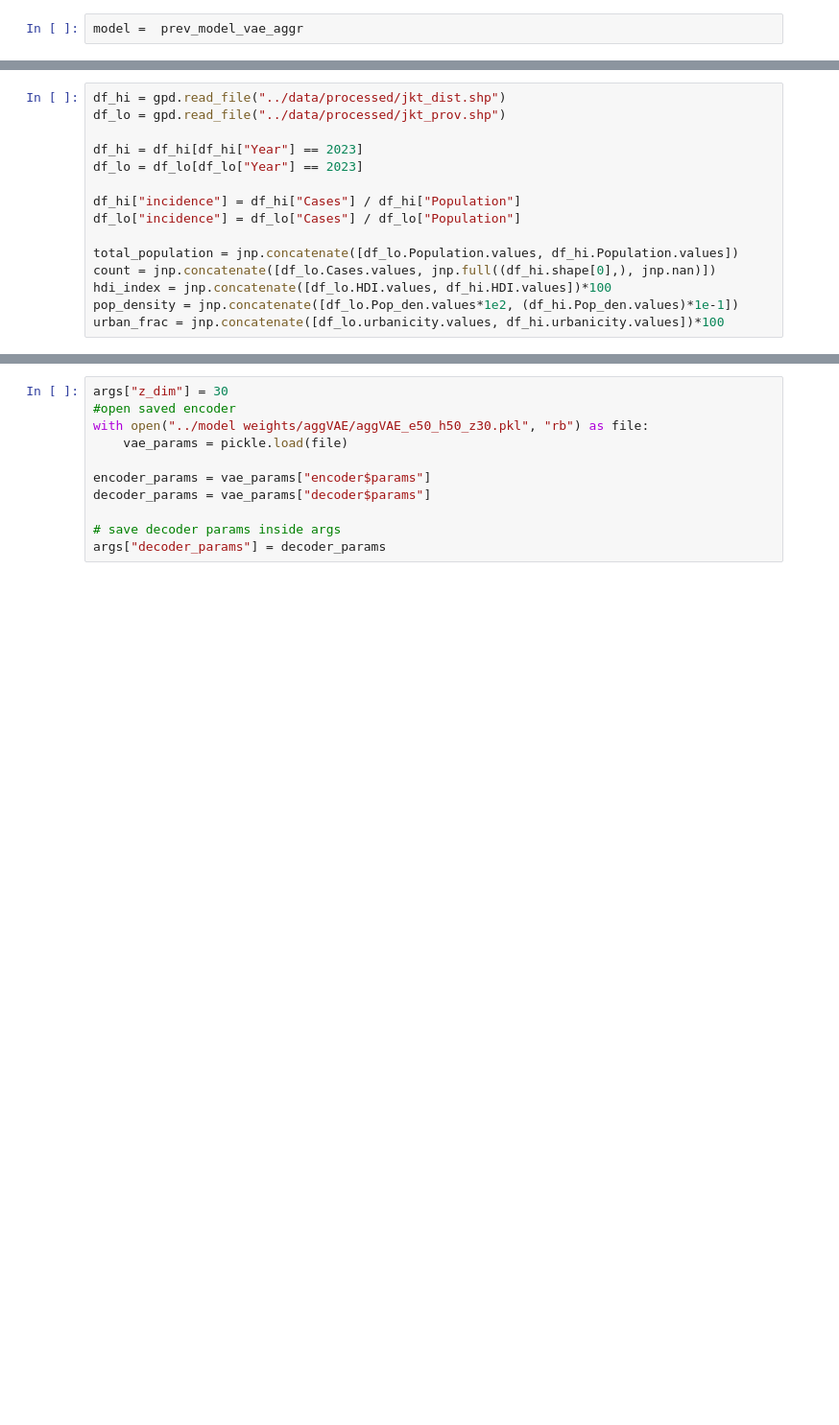
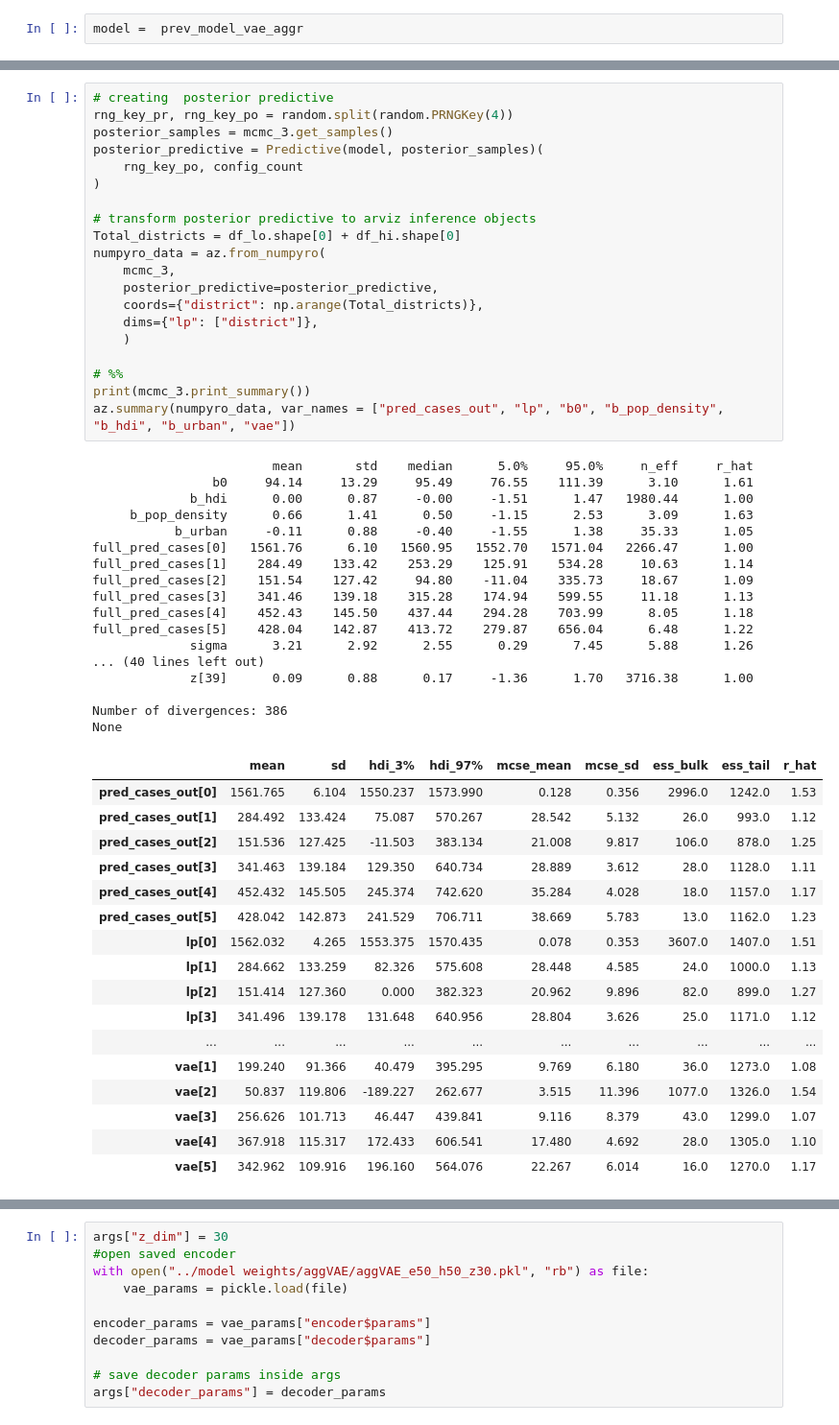
Before and after one commit to jeswid/DSE_FYP, a Jupyter notebook: src/aggVAE (jkt).ipynb, the cells around one changed output, grey strips where cells are left out. Shown at 96% size. Drawn from its saved outputs; the diff is of its cells as text; blank space fills up the shorter version.

```diff
--- a/src/aggVAE (jkt).ipynb
+++ b/src/aggVAE (jkt).ipynb
@@ -637,15 +879,0 @@ with open("../model weights/aggVAEPrev/mcmc_jkt_2023_5_batch100.pkl", "rb") as f
-# %%
-df_hi = gpd.read_file("../data/processed/jkt_dist.shp")
-df_lo = gpd.read_file("../data/processed/jkt_prov.shp")
-
-df_hi = df_hi[df_hi["Year"] == 2023]
-df_lo = df_lo[df_lo["Year"] == 2023]
-
-df_hi["incidence"] = df_hi["Cases"] / df_hi["Population"]
-df_lo["incidence"] = df_lo["Cases"] / df_lo["Population"]
-
-total_population = jnp.concatenate([df_lo.Population.values, df_hi.Population.values])
-count = jnp.concatenate([df_lo.Cases.values, jnp.full((df_hi.shape[0],), jnp.nan)])
-hdi_index = jnp.concatenate([df_lo.HDI.values, df_hi.HDI.values])*100
-pop_density = jnp.concatenate([df_lo.Pop_den.values*1e2, (df_hi.Pop_den.values)*1e-1])
-urban_frac = jnp.concatenate([df_lo.urbanicity.values, df_hi.urbanicity.values])*100
@@ -651,0 +1108,55 @@ urban_frac = jnp.concatenate([df_lo.urbanicity.values, df_hi.urbanicity.values])
+# %%
+# creating  posterior predictive
+rng_key_pr, rng_key_po = random.split(random.PRNGKey(4))
+posterior_samples = mcmc_3.get_samples()
+posterior_predictive = Predictive(model, posterior_samples)(
+    rng_key_po, config_count
+)
+
+# transform posterior predictive to arviz inference objects
+Total_districts = df_lo.shape[0] + df_hi.shape[0]
+numpyro_data = az.from_numpyro(
+    mcmc_3,
+    posterior_predictive=posterior_predictive,
+    coords={"district": np.arange(Total_districts)},
+    dims={"lp": ["district"]},
+    )
+
+# %%
+print(mcmc_3.print_summary())
+az.summary(numpyro_data, var_names = ["pred_cases_out", "lp", "b0", "b_pop_density", "b_hdi", "b_urban", "vae"])
+# %% [output]
+                        mean       std    median      5.0%     95.0%     n_eff     r_hat
+                b0     94.14     13.29     95.49     76.55    111.39      3.10      1.61
+             b_hdi      0.00      0.87     -0.00     -1.51      1.47   1980.44      1.00
+     b_pop_density      0.66      1.41      0.50     -1.15      2.53      3.09      1.63
+           b_urban     -0.11      0.88     -0.40     -1.55      1.38     35.33      1.05
+full_pred_cases[0]   1561.76      6.10   1560.95   1552.70   1571.04   2266.47      1.00
+full_pred_cases[1]    284.49    133.42    253.29    125.91    534.28     10.63      1.14
+full_pred_cases[2]    151.54    127.42     94.80    -11.04    335.73     18.67      1.09
+full_pred_cases[3]    341.46    139.18    315.28    174.94    599.55     11.18      1.13
+full_pred_cases[4]    452.43    145.50    437.44    294.28    703.99      8.05      1.18
+full_pred_cases[5]    428.04    142.87    413.72    279.87    656.04      6.48      1.22
+             sigma      3.21      2.92      2.55      0.29      7.45      5.88      1.26
+... (40 lines left out)
+             z[39]      0.09      0.88      0.17     -1.36      1.70   3716.38      1.00
+
+Number of divergences: 386
+None
+|  | mean | sd | hdi_3% | hdi_97% | mcse_mean | mcse_sd | ess_bulk | ess_tail | r_hat |
+| pred_cases_out[0] | 1561.765 | 6.104 | 1550.237 | 1573.990 | 0.128 | 0.356 | 2996.0 | 1242.0 | 1.53 |
+| pred_cases_out[1] | 284.492 | 133.424 | 75.087 | 570.267 | 28.542 | 5.132 | 26.0 | 993.0 | 1.12 |
+| pred_cases_out[2] | 151.536 | 127.425 | -11.503 | 383.134 | 21.008 | 9.817 | 106.0 | 878.0 | 1.25 |
+| pred_cases_out[3] | 341.463 | 139.184 | 129.350 | 640.734 | 28.889 | 3.612 | 28.0 | 1128.0 | 1.11 |
+| pred_cases_out[4] | 452.432 | 145.505 | 245.374 | 742.620 | 35.284 | 4.028 | 18.0 | 1157.0 | 1.17 |
+| pred_cases_out[5] | 428.042 | 142.873 | 241.529 | 706.711 | 38.669 | 5.783 | 13.0 | 1162.0 | 1.23 |
+| lp[0] | 1562.032 | 4.265 | 1553.375 | 1570.435 | 0.078 | 0.353 | 3607.0 | 1407.0 | 1.51 |
+| lp[1] | 284.662 | 133.259 | 82.326 | 575.608 | 28.448 | 4.585 | 24.0 | 1000.0 | 1.13 |
+| lp[2] | 151.414 | 127.360 | 0.000 | 382.323 | 20.962 | 9.896 | 82.0 | 899.0 | 1.27 |
+| lp[3] | 341.496 | 139.178 | 131.648 | 640.956 | 28.804 | 3.626 | 25.0 | 1171.0 | 1.12 |
+| ... | ... | ... | ... | ... | ... | ... | ... | ... | ... |
+| vae[1] | 199.240 | 91.366 | 40.479 | 395.295 | 9.769 | 6.180 | 36.0 | 1273.0 | 1.08 |
+| vae[2] | 50.837 | 119.806 | -189.227 | 262.677 | 3.515 | 11.396 | 1077.0 | 1326.0 | 1.54 |
+| vae[3] | 256.626 | 101.713 | 46.447 | 439.841 | 9.116 | 8.379 | 43.0 | 1299.0 | 1.07 |
+| vae[4] | 367.918 | 115.317 | 172.433 | 606.541 | 17.480 | 4.692 | 28.0 | 1305.0 | 1.10 |
+| vae[5] | 342.962 | 109.916 | 196.160 | 564.076 | 22.267 | 6.014 | 16.0 | 1270.0 | 1.17 |
```
Also changed, not shown: parts of 126 cells of this notebook, 41 other files.
